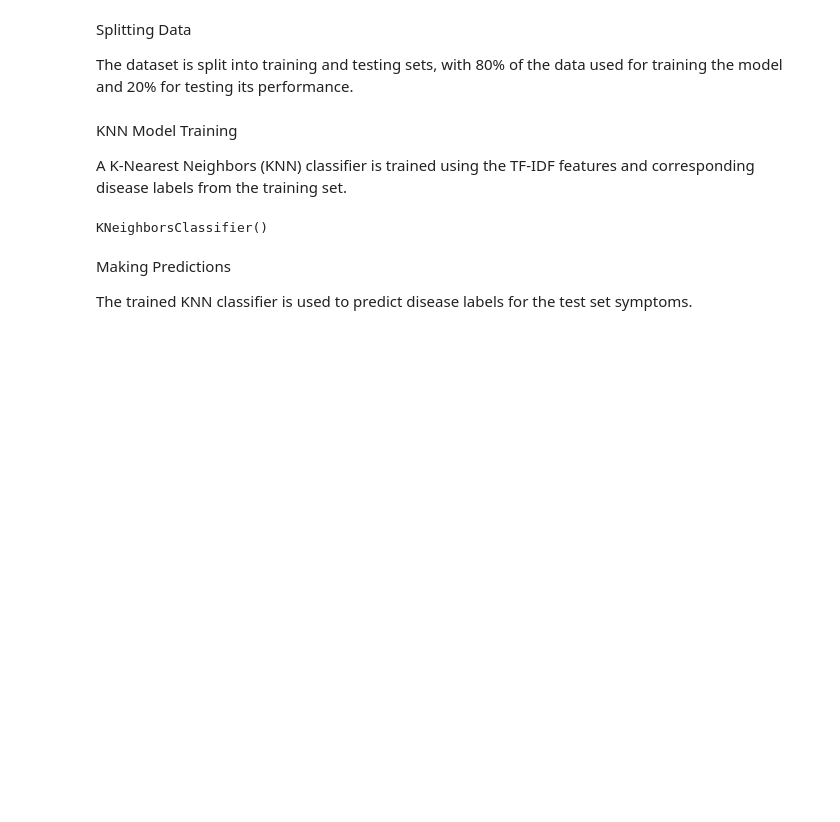
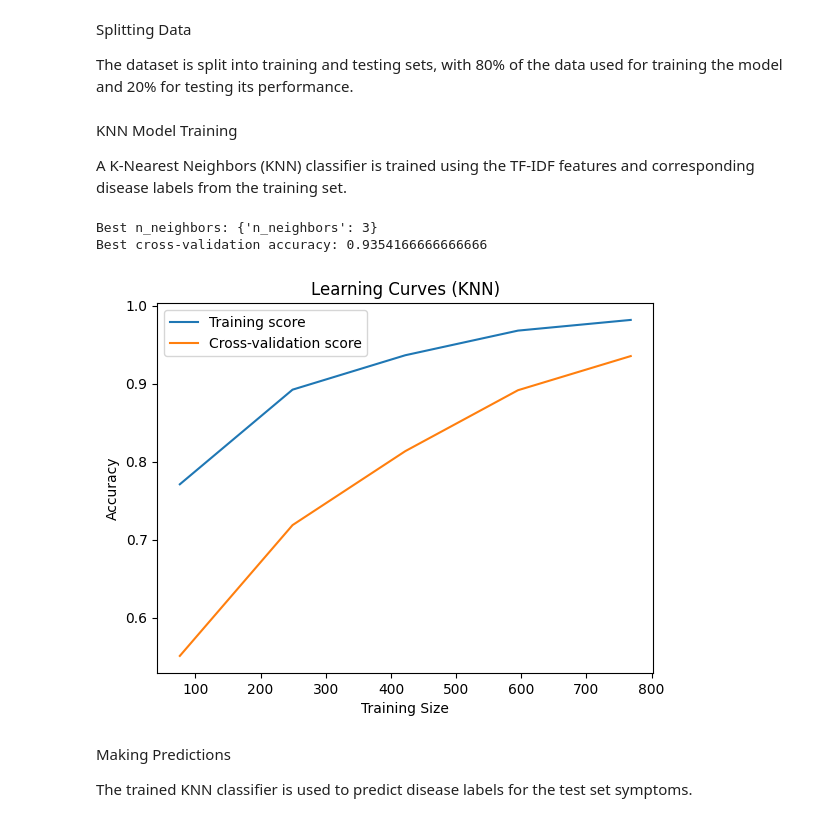
Before and after one commit to leekeaten/WID3014-Practical-AI-Medical-Chabot, a Jupyter notebook: NLP_Code.ipynb, the cells around one changed output. Cells and saved outputs as stored; diff of their text form; code cells hidden in the pictures; blank space fills up the shorter version.

```diff
--- a/NLP_Code.ipynb
+++ b/NLP_Code.ipynb
@@ -229,11 +326,53 @@ KNN Model Training
 A K-Nearest Neighbors (KNN) classifier is trained using the TF-IDF features and corresponding disease labels from the training set.
 # %%
 # KNN Model Training
+from sklearn.model_selection import GridSearchCV  # type: ignore  # noqa: PGH003
 
-knn_classifier = KNeighborsClassifier(n_neighbors=5)  # You can adjust the number of neighbors (k) based on your dataset
-knn_classifier.fit(X_train, y_train)
+knn_classifier = KNeighborsClassifier(
+    n_neighbors=5,
+)  # You can adjust the number of neighbors (k) based on your dataset
+
+param_grid = {"n_neighbors": [3, 5, 7, 9, 11, 13]}
+grid_search = GridSearchCV(knn_classifier, param_grid, cv=5, scoring="accuracy")
+grid_search.fit(X_train, y_train)
+# Best hyperparameters
+print(f"Best n_neighbors: {grid_search.best_params_}")  # noqa: T201
+
+# Get the best score
+print(f"Best cross-validation accuracy: {grid_search.best_score_}")  # noqa: T201
+
+# Retrieve the best model
+best_knn_classifier = grid_search.best_estimator_
 # %% [output]
-KNeighborsClassifier()
+Best n_neighbors: {'n_neighbors': 3}
+Best cross-validation accuracy: 0.9354166666666666
+# %%
+# Learning Curve
+from sklearn.model_selection import learning_curve
+
+# Generate learning curves
+train_sizes, train_scores, val_scores = learning_curve(
+    best_knn_classifier,
+    X_train,
+    y_train,
+    cv=5,
+    scoring="accuracy",
+)
+
+# Calculate the mean and standard deviation for the training and validation scores
+train_mean = train_scores.mean(axis=1)
+val_mean = val_scores.mean(axis=1)
+
+# Plot the learning curves
+plt.plot(train_sizes, train_mean, label="Training score")
+plt.plot(train_sizes, val_mean, label="Cross-validation score")
+plt.xlabel("Training Size")
+plt.ylabel("Accuracy")
+plt.title("Learning Curves (KNN)")
+plt.legend()
+plt.show()
+# %% [output]
+[figure, added]
 # %% [markdown]
 Making Predictions
 
```
Also changed, not shown: parts of 24 cells of this notebook, 3 other files.
